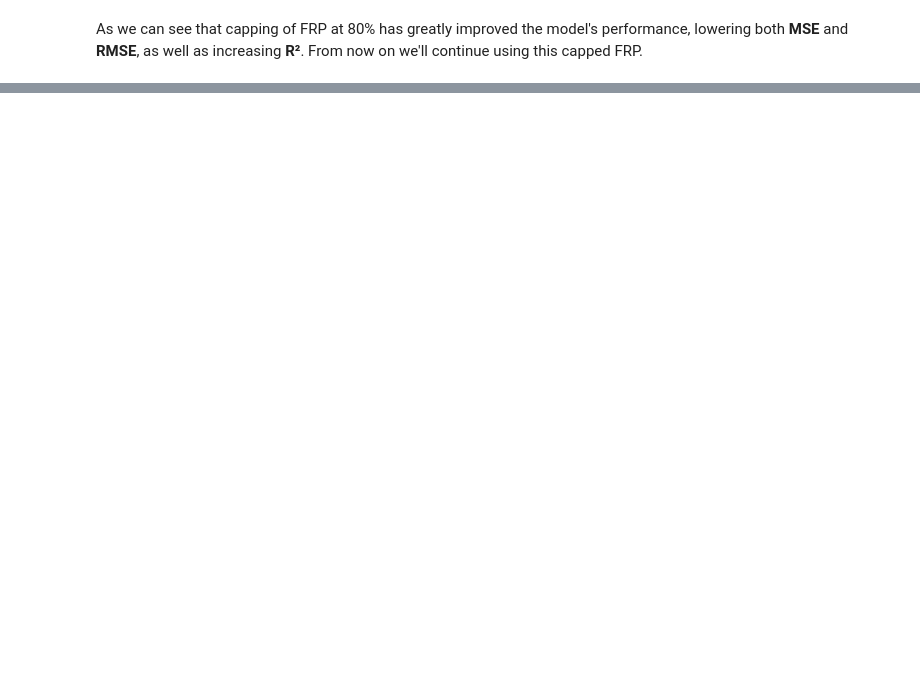
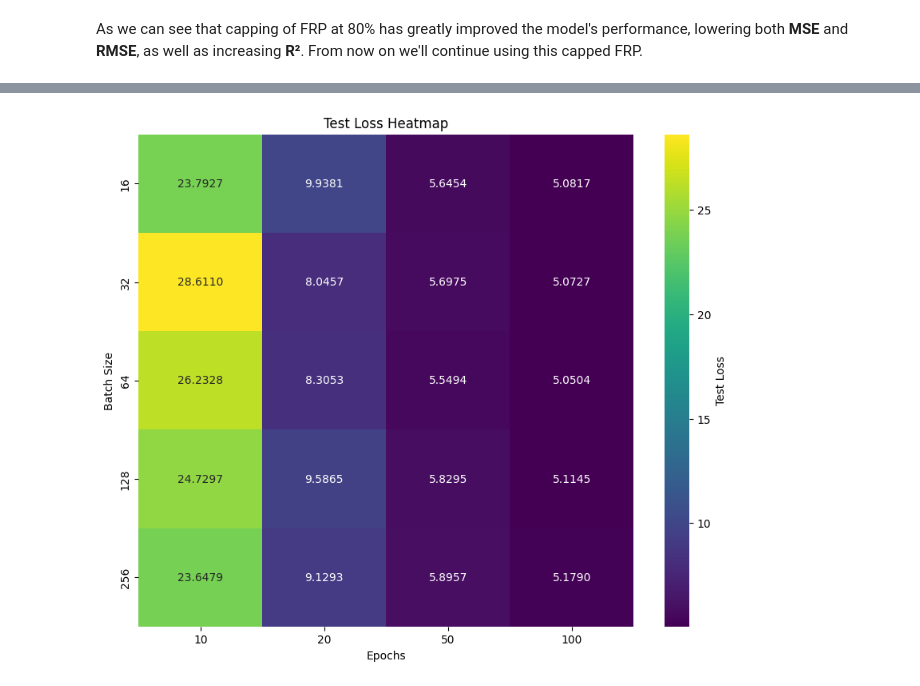
Before and after one commit to cbrittonjsy/Australian-Bushfire-Analysis, a Jupyter notebook: py/Q3_folder/Question_3.ipynb, the cells around one changed output, grey strips where cells are left out. Cells and saved outputs as stored; diff of their text form; code cells hidden in the pictures; blank space fills up the shorter version.

Commit message:
Add a loop going over a different amount of epochs and batch sizes to evaluate model performance with different parameters

```diff
--- a/py/Q3_folder/Question_3.ipynb
+++ b/py/Q3_folder/Question_3.ipynb
@@ -244,0 +349,12 @@ As we can see that capping of FRP at 80% has greatly improved the model's perfor
+# %%
+test_loss_matrix = results_df.pivot(index="batch_size", columns="epochs", values="final_test_loss")
+
+# Create a heatmap for test loss
+plt.figure(figsize=(10, 8))
+sns.heatmap(test_loss_matrix, annot=True, cmap="viridis", fmt=".4f", cbar_kws={'label': 'Test Loss'})
+plt.title("Test Loss Heatmap")
+plt.xlabel("Epochs")
+plt.ylabel("Batch Size")
+plt.show()
+# %% [output]
+[figure, added]
```
Also changed, not shown: parts of 5 cells of this notebook.
